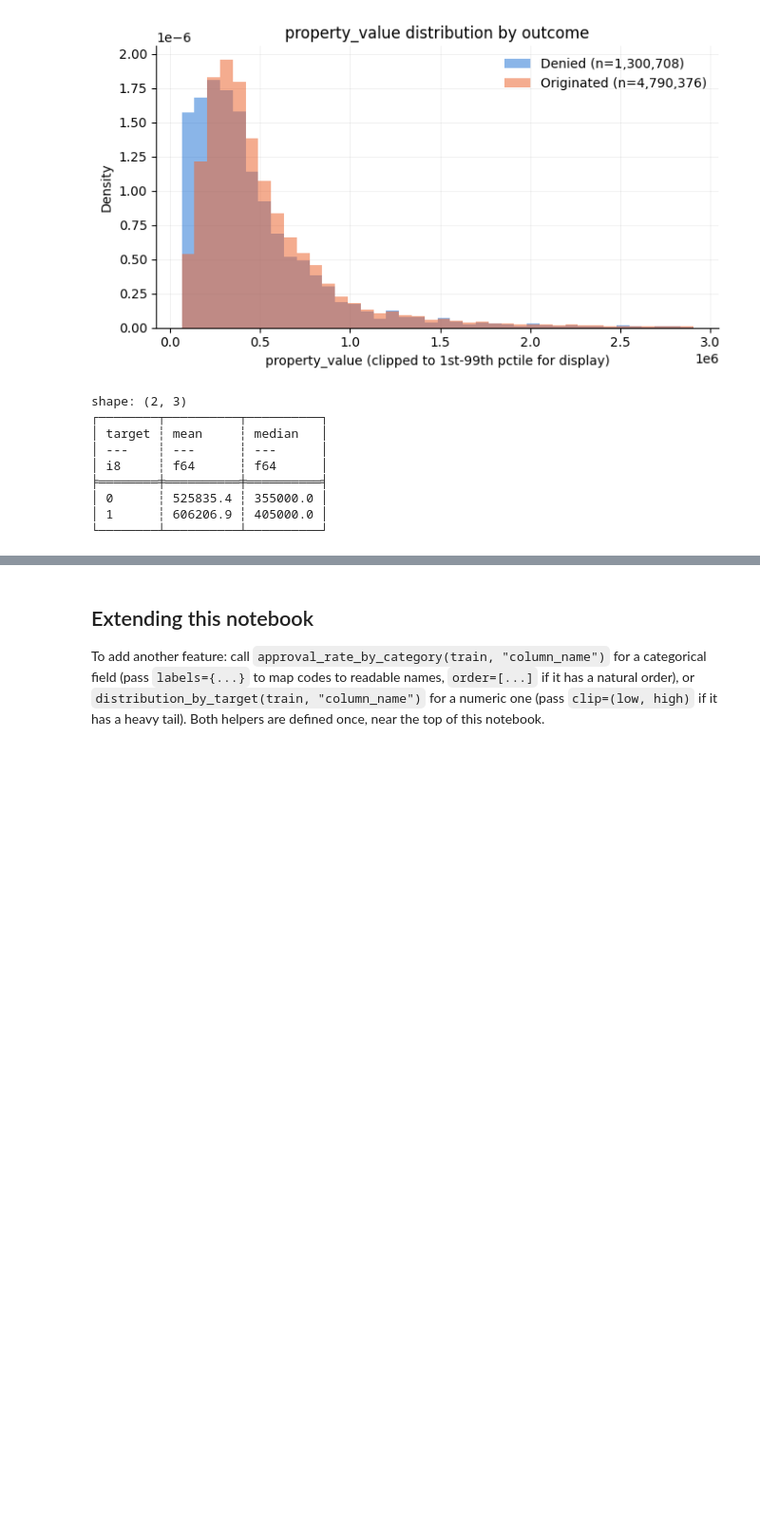
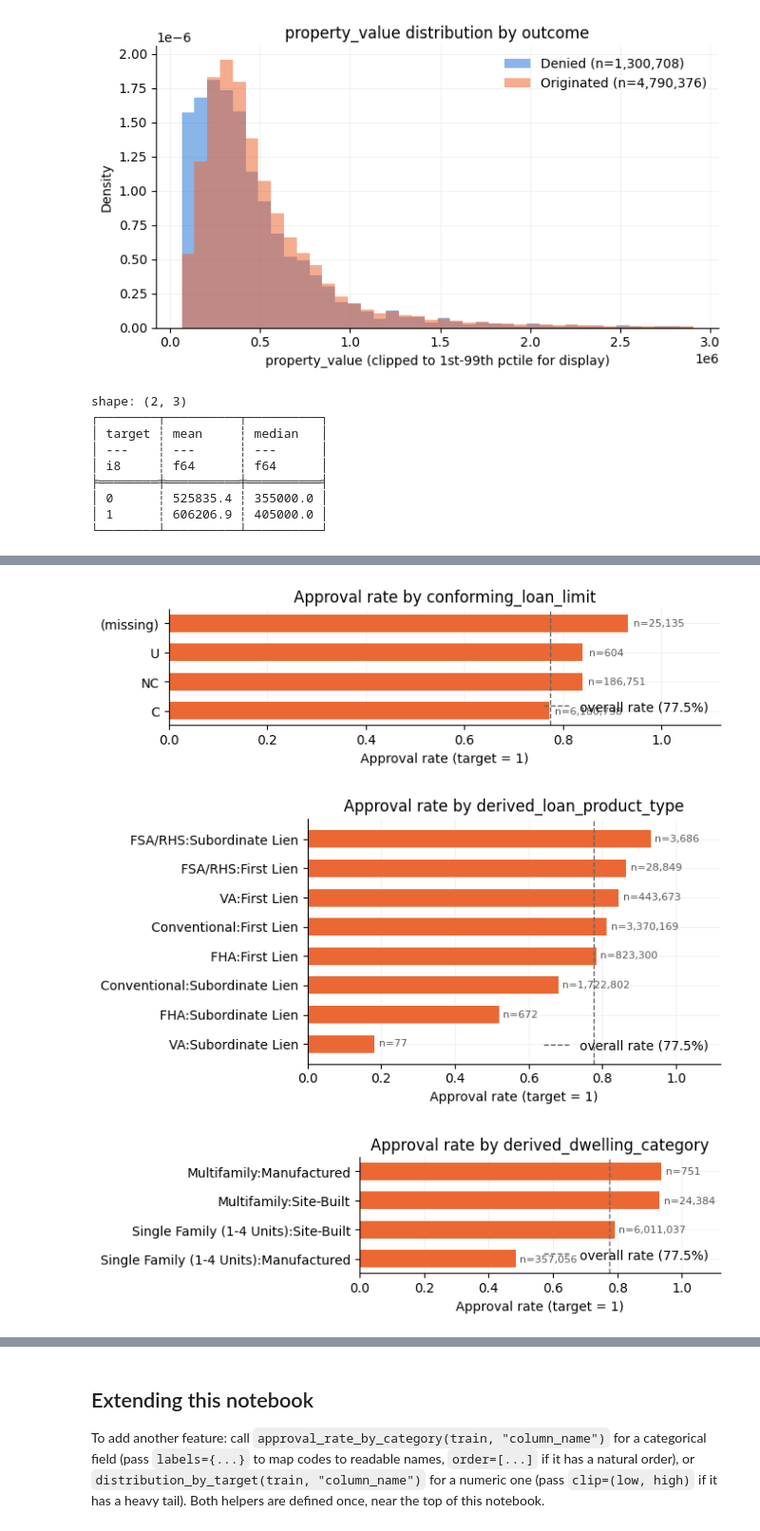
Before and after one commit to lugavt/US_morgage_acceptance, a Jupyter notebook: notebooks/target_relationships.ipynb, the cells around one changed output, grey strips where cells are left out. Shown at 95% size. Drawn from its saved outputs; the diff is of its cells as text; code cells hidden in the pictures; blank space fills up the shorter version.

```diff
--- a/notebooks/target_relationships.ipynb
+++ b/notebooks/target_relationships.ipynb
@@ -56,8 +57,8 @@ def approval_rate_by_category(df, col, order=None, labels=None, title=None):
     """Bar chart of approval rate per category, sorted by rate unless an explicit order is given."""
     g = df.group_by(col).agg(pl.len().alias("n"), pl.col("target").mean().alias("approval_rate"))
     pdf = g.to_pandas()
-    if labels:
-        pdf[col] = pdf[col].map(labels).fillna(pdf[col].astype(str))
+    raw = pdf[col].fillna("(missing)")  # nulls get their own bar, labeled clearly rather than as "None"
+    pdf[col] = raw.map(labels).fillna(raw.astype(str)) if labels else raw
     if order:
         cats = [labels.get(o, o) if labels else o for o in order]
         pdf[col] = pd.Categorical(pdf[col], categories=cats, ordered=True)
@@ -260,0 +273,7 @@ shape: (2, 3)
+# %%
+for col in ["conforming_loan_limit", "derived_loan_product_type", "derived_dwelling_category"]:
+    approval_rate_by_category(train, col)
+# %% [output]
+[figure, added]
+[figure, added]
+[figure, added]
```
Also changed, not shown: parts of 32 cells of this notebook, 1 other file.
